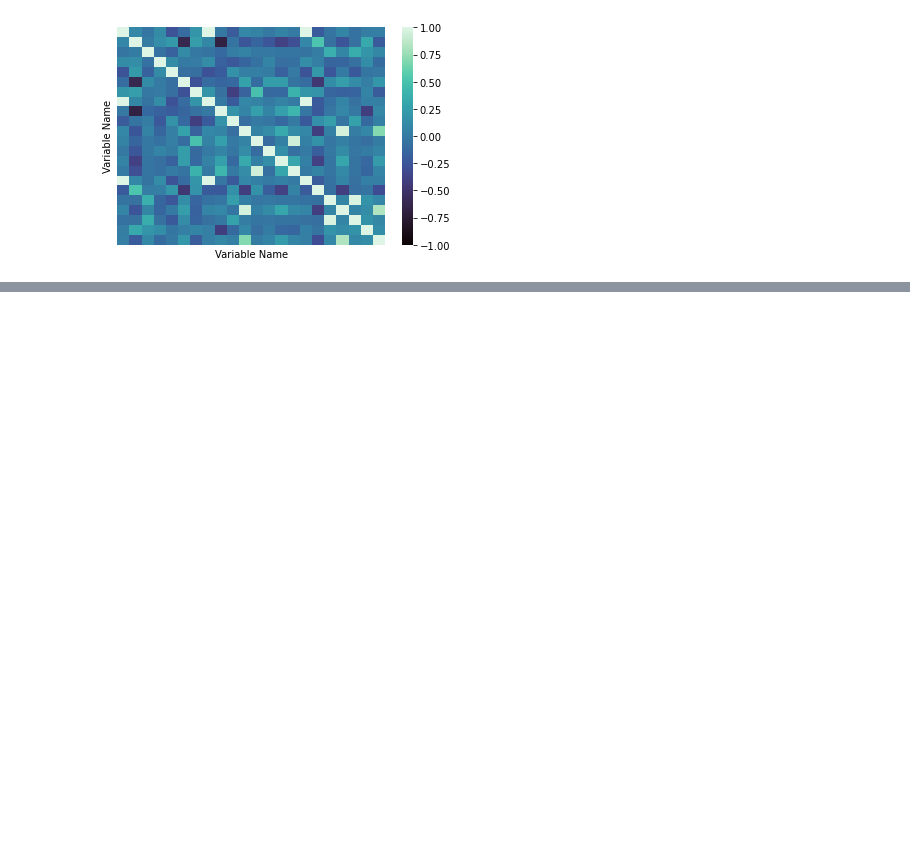
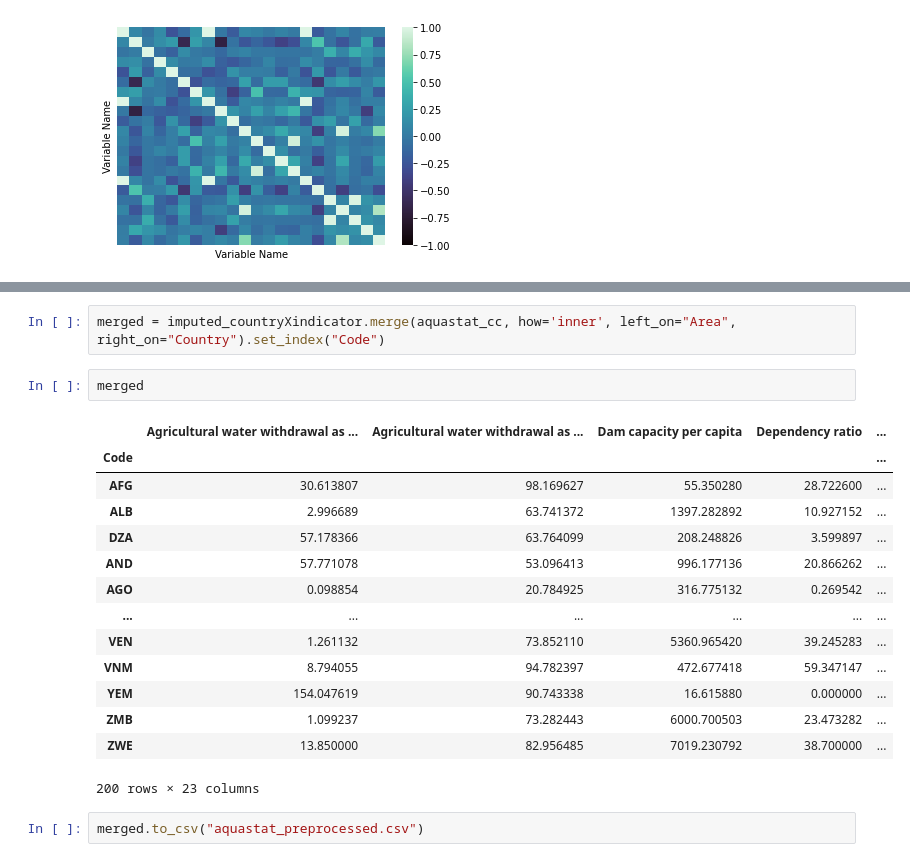
Before and after one commit to MDAIceland/WaterSecurity, a Jupyter notebook: unlabeled_preprocessing/prep_aquastat.ipynb, the cells around one changed output, grey strips where cells are left out. Cells and saved outputs as stored; diff of their text form; blank space fills up the shorter version.

```diff
--- a/unlabeled_preprocessing/prep_aquastat.ipynb
+++ b/unlabeled_preprocessing/prep_aquastat.ipynb
@@ -214,0 +236,21 @@ imputed_countryXindicator
+# %%
+merged = imputed_countryXindicator.merge(aquastat_cc, how='inner', left_on="Area", right_on="Country").set_index("Code")
+# %%
+merged
+# %% [output]
+|  | Agricultural water withdrawal as ... | Agricultural water withdrawal as ... | Dam capacity per capita | Dependency ratio | ... |
+| Code |  |  |  |  | ... |
+| AFG | 30.613807 | 98.169627 | 55.350280 | 28.722600 | ... |
+| ALB | 2.996689 | 63.741372 | 1397.282892 | 10.927152 | ... |
+| DZA | 57.178366 | 63.764099 | 208.248826 | 3.599897 | ... |
+| AND | 57.771078 | 53.096413 | 996.177136 | 20.866262 | ... |
+| AGO | 0.098854 | 20.784925 | 316.775132 | 0.269542 | ... |
+| ... | ... | ... | ... | ... | ... |
+| VEN | 1.261132 | 73.852110 | 5360.965420 | 39.245283 | ... |
+| VNM | 8.794055 | 94.782397 | 472.677418 | 59.347147 | ... |
+| YEM | 154.047619 | 90.743338 | 16.615880 | 0.000000 | ... |
+| ZMB | 1.099237 | 73.282443 | 6000.700503 | 23.473282 | ... |
+| ZWE | 13.850000 | 82.956485 | 7019.230792 | 38.700000 | ... |
+200 rows × 23 columns
+# %%
+merged.to_csv("aquastat_preprocessed.csv")
```
Also changed, not shown: parts of 8 cells of this notebook.
